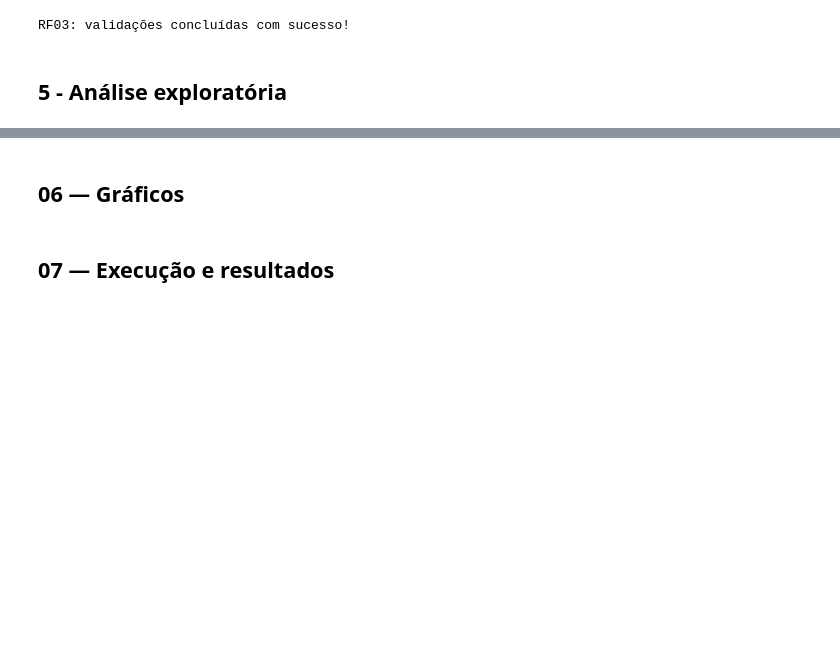
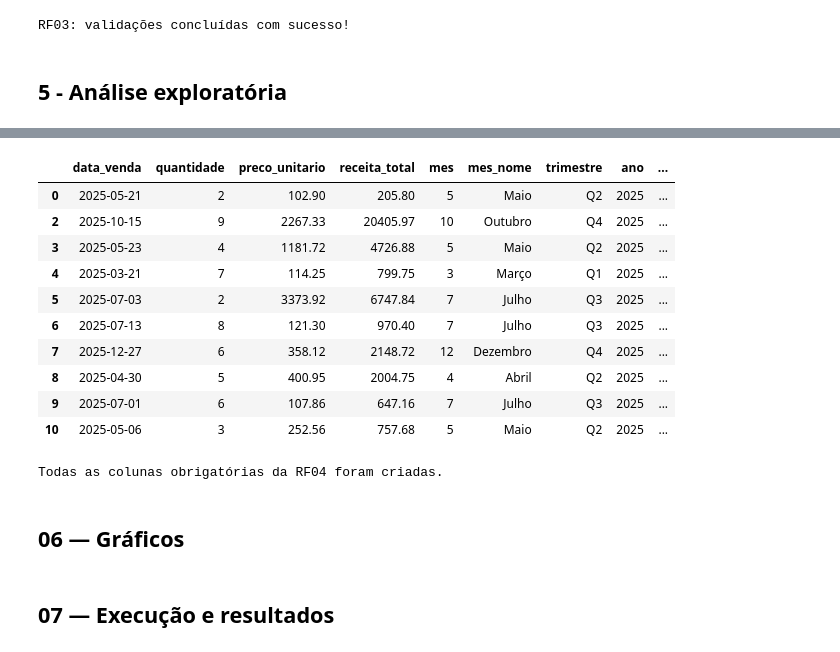
Before and after one commit to jeneferTodt/analise-preditiva-entregas, a Jupyter notebook: salesinsight.ipynb, the cells around one changed output, grey strips where cells are left out. Drawn from its saved outputs; the diff is of its cells as text; code cells hidden in the pictures; blank space fills up the shorter version.

Commit message:
feat: cria colunas derivadas para análise de vendas  Copiar mensagem

```diff
--- a/salesinsight.ipynb
+++ b/salesinsight.ipynb
@@ -373,3 +450,51 @@ RF03: validações concluídas com sucesso!
+# %%
+
+# Verificar se todas as colunas exigidas existem
+colunas_rf04 = [
+    "receita_total",
+    "mes",
+    "mes_nome",
+    "trimestre",
+    "ano",
+    "faixa_receita_item"
+]
+
+assert all(
+    coluna in df_analise.columns
+    for coluna in colunas_rf04
+)
+
+# Conferir os valores derivados
+display(
+    df_analise[
+        [
+            "data_venda",
+            "quantidade",
+            "preco_unitario",
+            "receita_total",
+            "mes",
+            "mes_nome",
+            "trimestre",
+            "ano",
+            "faixa_receita_item"
+        ]
+    ].head(10)
+)
+
+print("Todas as colunas obrigatórias da RF04 foram criadas.")
+# %% [output]
+|  | data_venda | quantidade | preco_unitario | receita_total | mes | mes_nome | trimestre | ano | ... |
+| 0 | 2025-05-21 | 2 | 102.90 | 205.80 | 5 | Maio | Q2 | 2025 | ... |
+| 2 | 2025-10-15 | 9 | 2267.33 | 20405.97 | 10 | Outubro | Q4 | 2025 | ... |
+| 3 | 2025-05-23 | 4 | 1181.72 | 4726.88 | 5 | Maio | Q2 | 2025 | ... |
+| 4 | 2025-03-21 | 7 | 114.25 | 799.75 | 3 | Março | Q1 | 2025 | ... |
+| 5 | 2025-07-03 | 2 | 3373.92 | 6747.84 | 7 | Julho | Q3 | 2025 | ... |
+| 6 | 2025-07-13 | 8 | 121.30 | 970.40 | 7 | Julho | Q3 | 2025 | ... |
+| 7 | 2025-12-27 | 6 | 358.12 | 2148.72 | 12 | Dezembro | Q4 | 2025 | ... |
+| 8 | 2025-04-30 | 5 | 400.95 | 2004.75 | 4 | Abril | Q2 | 2025 | ... |
+| 9 | 2025-07-01 | 6 | 107.86 | 647.16 | 7 | Julho | Q3 | 2025 | ... |
+| 10 | 2025-05-06 | 3 | 252.56 | 757.68 | 5 | Maio | Q2 | 2025 | ... |
+Todas as colunas obrigatórias da RF04 foram criadas.
 # %% [markdown]
 ## 06 — Gráficos
 # %% [markdown]
```
Also changed, not shown: parts of 2 cells of this notebook.
